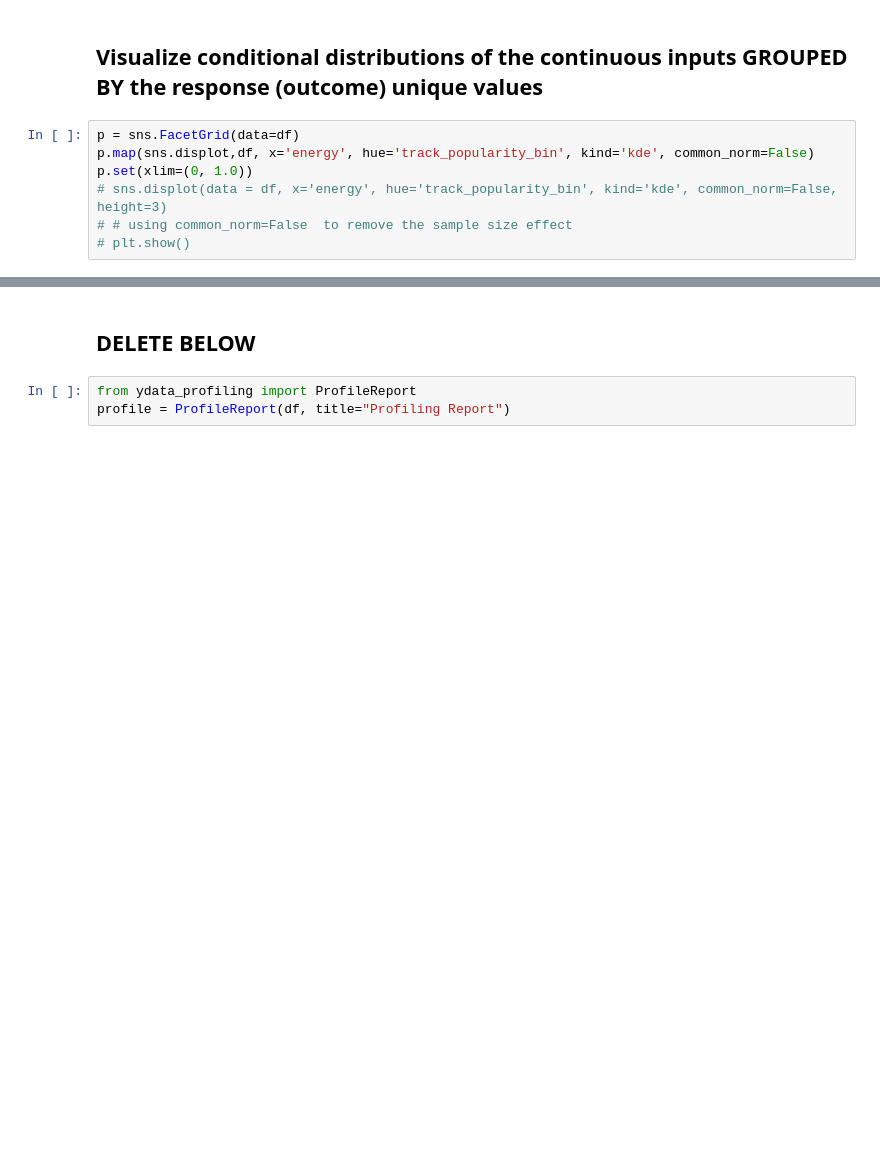
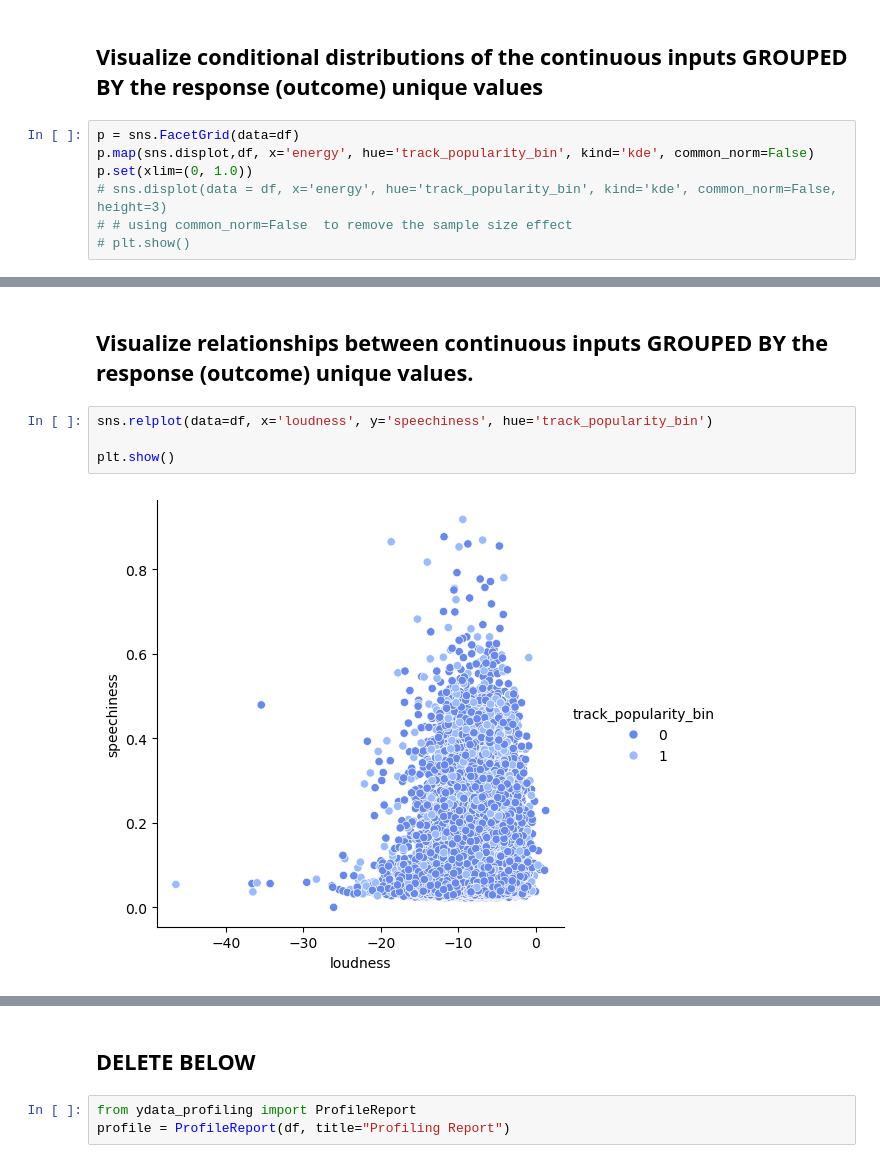
Before and after one commit to vas610/cmpinf-2100_introduction_data_centric_computing, a Jupyter notebook: week8/assignment/eda/Srinivasa_Raghavan_Vasanth_Madhavan_EDA.ipynb, the cells around one changed output, grey strips where cells are left out. Saved outputs shown, nothing was run; the diff lists cells and outputs as text; blank space fills up the shorter version.

```diff
--- a/week8/assignment/eda/Srinivasa_Raghavan_Vasanth_Madhavan_EDA.ipynb
+++ b/week8/assignment/eda/Srinivasa_Raghavan_Vasanth_Madhavan_EDA.ipynb
@@ -567,0 +607,8 @@ plt.show()
+# %% [markdown]
+## Visualize relationships between continuous inputs GROUPED BY the response (outcome) unique values.
+# %%
+sns.relplot(data=df, x='loudness', y='speechiness', hue='track_popularity_bin')
+
+plt.show()
+# %% [output]
+[figure, added]
```
Also changed, not shown: parts of 17 cells of this notebook.
